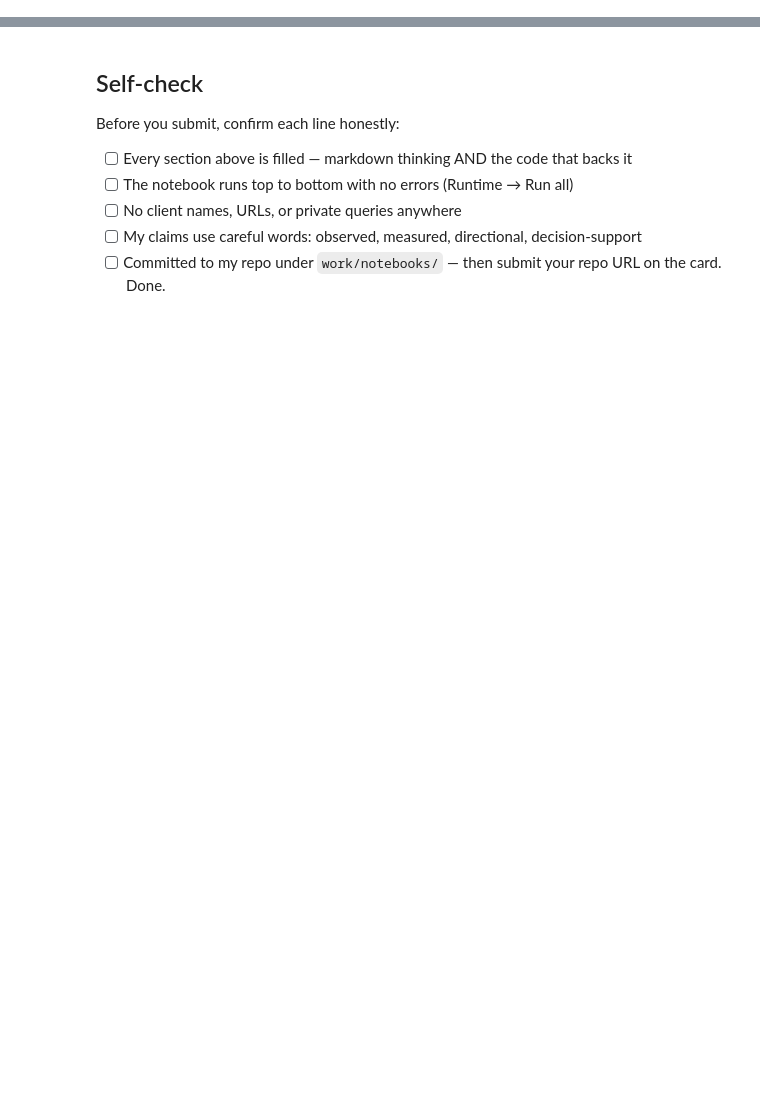
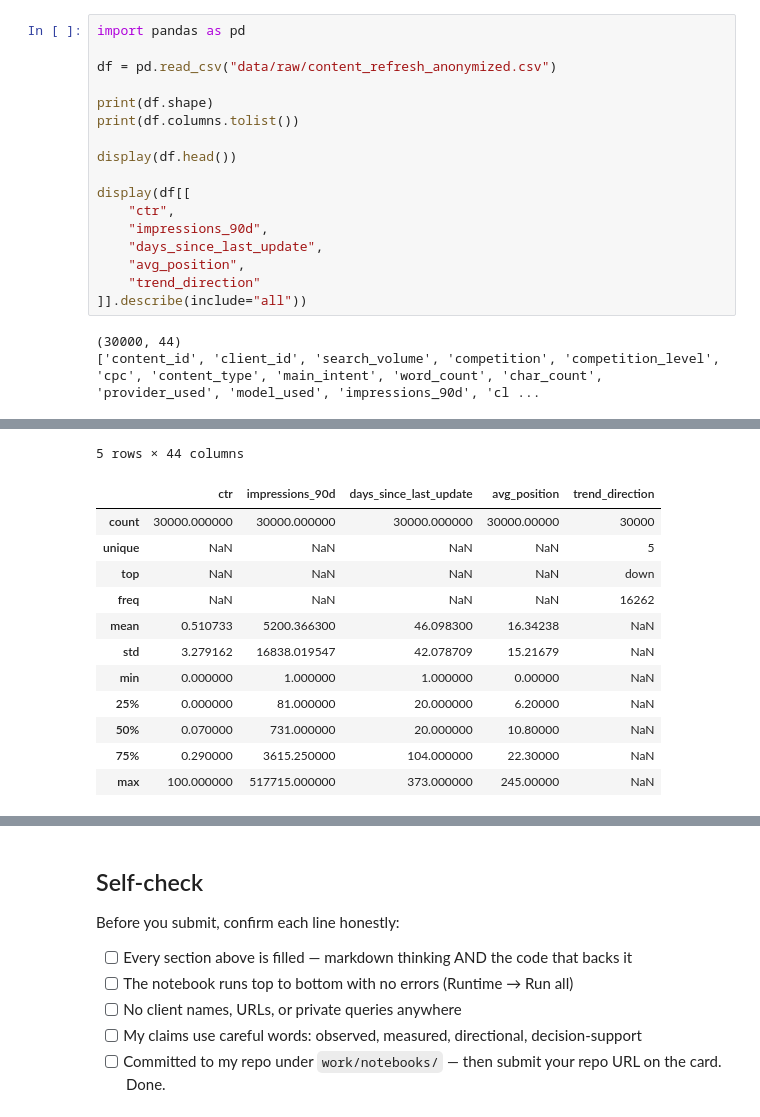
Before and after one commit to samana-gillani/flyrank-ml-internship, a Jupyter notebook: work/notebooks/w04_baseline_score.ipynb, the cells around one changed output, grey strips where cells are left out. Cells and saved outputs as stored; diff of their text form; blank space fills up the shorter version.

```diff
--- a/work/notebooks/w04_baseline_score.ipynb
+++ b/work/notebooks/w04_baseline_score.ipynb
@@ -36,0 +33,20 @@ This skeleton is yours to fill. Work the sections **in order** — each one has
+# %%
+import pandas as pd
+
+df = pd.read_csv("data/raw/content_refresh_anonymized.csv")
+
+print(df.shape)
+print(df.columns.tolist())
+
+display(df.head())
+
+display(df[[
+    "ctr",
+    "impressions_90d",
+    "days_since_last_update",
+    "avg_position",
+    "trend_direction"
+]].describe(include="all"))
+# %% [output]
+(30000, 44)
+['content_id', 'client_id', 'search_volume', 'competition', 'competition_level', 'cpc', 'content_type', 'main_intent', 'word_count', 'char_count', 'provider_used', 'model_used', 'impressions_90d', 'cl ...
@@ -36,0 +59,13 @@ This skeleton is yours to fill. Work the sections **in order** — each one has
+5 rows × 44 columns
+|  | ctr | impressions_90d | days_since_last_update | avg_position | trend_direction |
+| count | 30000.000000 | 30000.000000 | 30000.000000 | 30000.00000 | 30000 |
+| unique | NaN | NaN | NaN | NaN | 5 |
+| top | NaN | NaN | NaN | NaN | down |
+| freq | NaN | NaN | NaN | NaN | 16262 |
+| mean | 0.510733 | 5200.366300 | 46.098300 | 16.34238 | NaN |
+| std | 3.279162 | 16838.019547 | 42.078709 | 15.21679 | NaN |
+| min | 0.000000 | 1.000000 | 1.000000 | 0.00000 | NaN |
+| 25% | 0.000000 | 81.000000 | 20.000000 | 6.20000 | NaN |
+| 50% | 0.070000 | 731.000000 | 20.000000 | 10.80000 | NaN |
+| 75% | 0.290000 | 3615.250000 | 104.000000 | 22.30000 | NaN |
+| max | 100.000000 | 517715.000000 | 373.000000 | 245.00000 | NaN |
```
Also changed, not shown: parts of 20 cells of this notebook.
